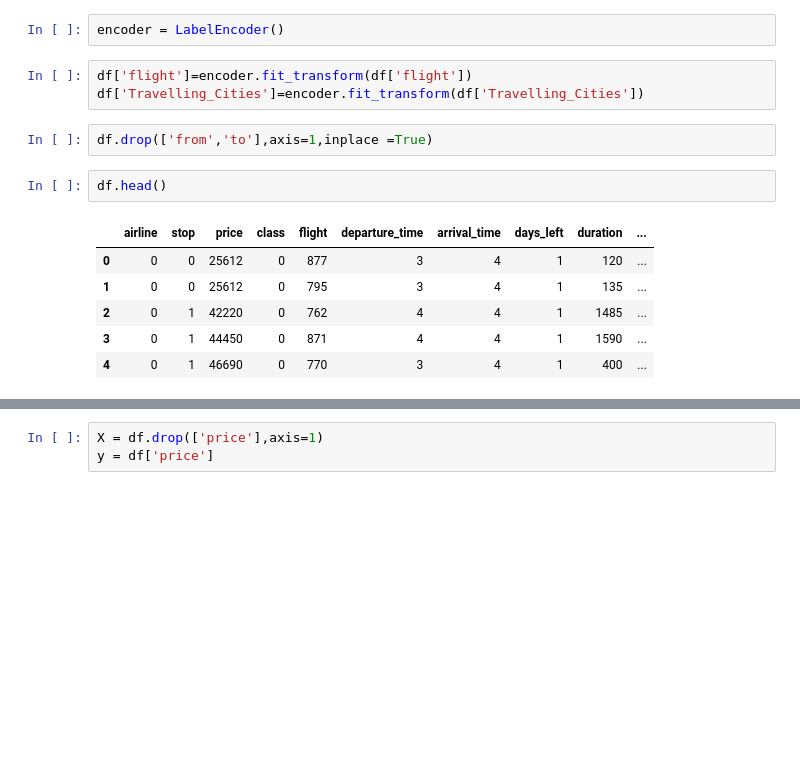
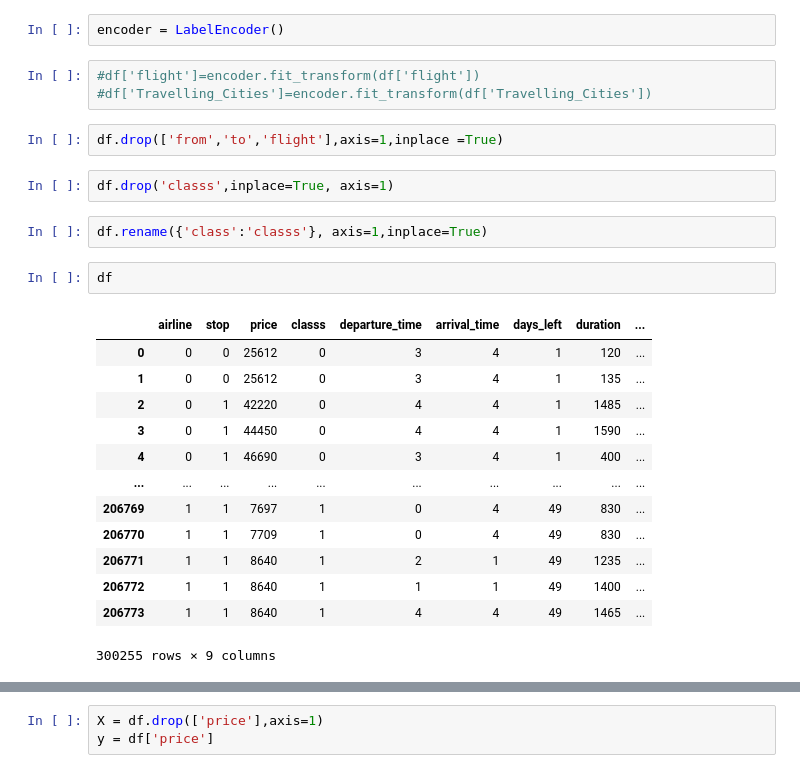
Before and after one commit to pyux/Flight-Price-Prediction, a Jupyter notebook: Flight Price Prediction regression.ipynb, the cells around one changed output, grey strips where cells are left out. Cells and saved outputs as stored; diff of their text form; blank space fills up the shorter version.

```diff
--- a/Flight Price Prediction regression.ipynb
+++ b/Flight Price Prediction regression.ipynb
@@ -523,16 +523,27 @@ from sklearn.preprocessing import LabelEncoder
 # %%
 encoder = LabelEncoder()
 # %%
-df['flight']=encoder.fit_transform(df['flight'])
-df['Travelling_Cities']=encoder.fit_transform(df['Travelling_Cities'])
+#df['flight']=encoder.fit_transform(df['flight'])
+#df['Travelling_Cities']=encoder.fit_transform(df['Travelling_Cities'])
 # %%
-df.drop(['from','to'],axis=1,inplace =True)
+df.drop(['from','to','flight'],axis=1,inplace =True)
 # %%
-df.head()
+df.drop('classs',inplace=True, axis=1)
-# %% [output]
-|  | airline | stop | price | class | flight | departure_time | arrival_time | days_left | duration | ... |
-| 0 | 0 | 0 | 25612 | 0 | 877 | 3 | 4 | 1 | 120 | ... |
-| 1 | 0 | 0 | 25612 | 0 | 795 | 3 | 4 | 1 | 135 | ... |
-| 2 | 0 | 1 | 42220 | 0 | 762 | 4 | 4 | 1 | 1485 | ... |
-| 3 | 0 | 1 | 44450 | 0 | 871 | 4 | 4 | 1 | 1590 | ... |
-| 4 | 0 | 1 | 46690 | 0 | 770 | 3 | 4 | 1 | 400 | ... |
+# %%
+df.rename({'class':'classs'}, axis=1,inplace=True)
+# %%
+df
+# %% [output]
+|  | airline | stop | price | classs | departure_time | arrival_time | days_left | duration | ... |
+| 0 | 0 | 0 | 25612 | 0 | 3 | 4 | 1 | 120 | ... |
+| 1 | 0 | 0 | 25612 | 0 | 3 | 4 | 1 | 135 | ... |
+| 2 | 0 | 1 | 42220 | 0 | 4 | 4 | 1 | 1485 | ... |
+| 3 | 0 | 1 | 44450 | 0 | 4 | 4 | 1 | 1590 | ... |
+| 4 | 0 | 1 | 46690 | 0 | 3 | 4 | 1 | 400 | ... |
+| ... | ... | ... | ... | ... | ... | ... | ... | ... | ... |
+| 206769 | 1 | 1 | 7697 | 1 | 0 | 4 | 49 | 830 | ... |
+| 206770 | 1 | 1 | 7709 | 1 | 0 | 4 | 49 | 830 | ... |
+| 206771 | 1 | 1 | 8640 | 1 | 2 | 1 | 49 | 1235 | ... |
+| 206772 | 1 | 1 | 8640 | 1 | 1 | 1 | 49 | 1400 | ... |
+| 206773 | 1 | 1 | 8640 | 1 | 4 | 4 | 49 | 1465 | ... |
+300255 rows × 9 columns
```
Also changed, not shown: parts of 23 cells of this notebook.
